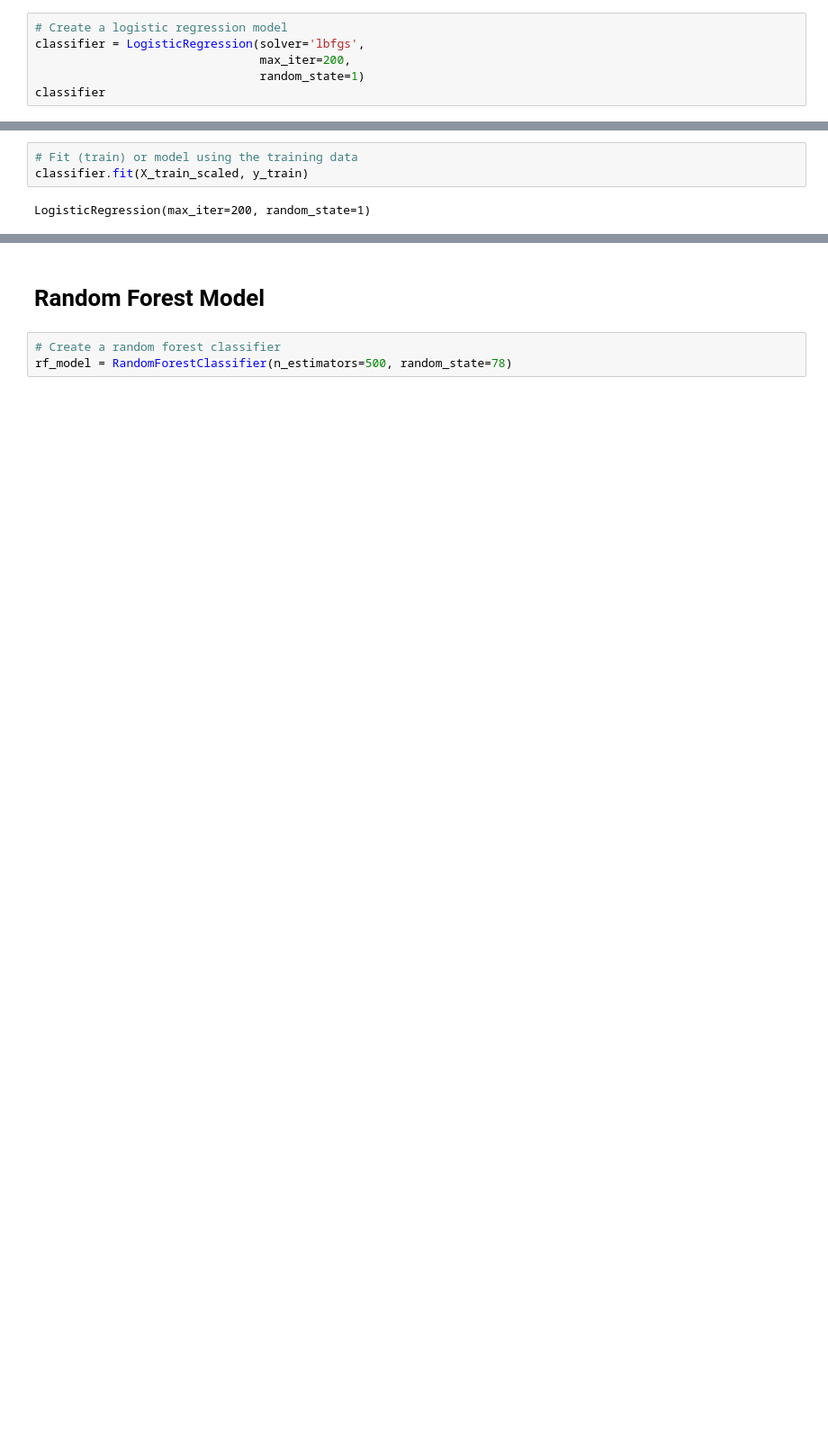
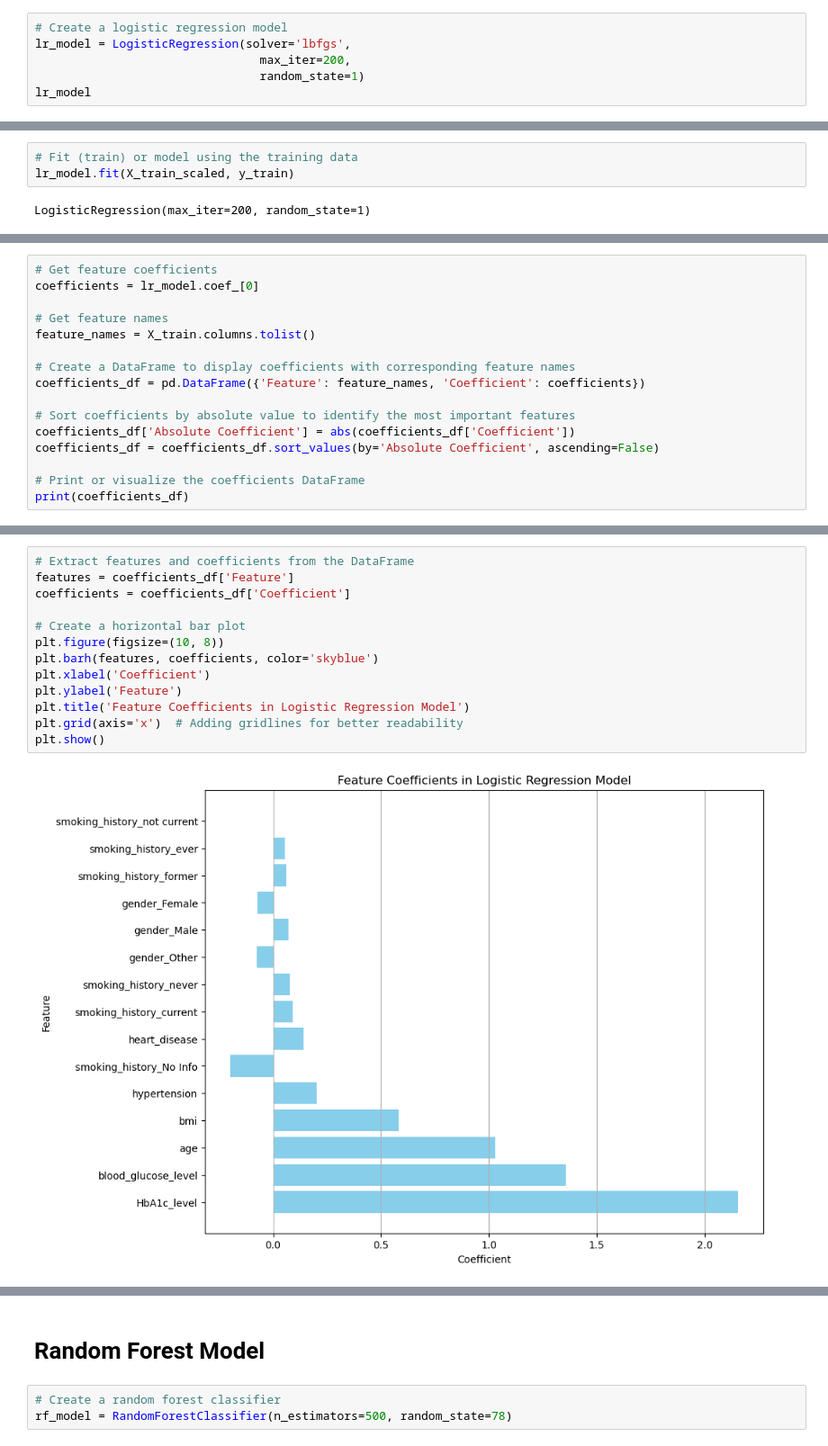
Before and after one commit to divyasajjan1/Project-4-Team-1, a Jupyter notebook: diabetes_prediction.ipynb, the cells around one changed output, grey strips where cells are left out. Shown at 90% size. Saved outputs shown, nothing was run; the diff lists cells and outputs as text; blank space fills up the shorter version.

```diff
--- a/diabetes_prediction.ipynb
+++ b/diabetes_prediction.ipynb
@@ -71,15 +85,15 @@ X_test_scaled = scaler.transform(X_test)
 # Logistic Regression Model
 # %%
 # Create a logistic regression model
-classifier = LogisticRegression(solver='lbfgs',
+lr_model = LogisticRegression(solver='lbfgs',
                                 max_iter=200,
                                 random_state=1)
-classifier
+lr_model
 # %% [output]
 LogisticRegression(max_iter=200, random_state=1)
 # %%
 # Fit (train) or model using the training data
-classifier.fit(X_train_scaled, y_train)
+lr_model.fit(X_train_scaled, y_train)
 # %% [output]
 LogisticRegression(max_iter=200, random_state=1)
 # %%
@@ -112,3 +126,19 @@ results.tail(30)
 | 24997 | 0 | 0 |
 | 24998 | 0 | 0 |
 | 24999 | 0 | 0 |
+# %%
+# Get feature coefficients
+coefficients = lr_model.coef_[0]
+
+# Get feature names
+feature_names = X_train.columns.tolist()
+
+# Create a DataFrame to display coefficients with corresponding feature names
+coefficients_df = pd.DataFrame({'Feature': feature_names, 'Coefficient': coefficients})
+
+# Sort coefficients by absolute value to identify the most important features
+coefficients_df['Absolute Coefficient'] = abs(coefficients_df['Coefficient'])
+coefficients_df = coefficients_df.sort_values(by='Absolute Coefficient', ascending=False)
+
+# Print or visualize the coefficients DataFrame
+print(coefficients_df)
@@ -115 +162,16 @@ results.tail(30)
+# %%
+# Extract features and coefficients from the DataFrame
+features = coefficients_df['Feature']
+coefficients = coefficients_df['Coefficient']
+
+# Create a horizontal bar plot
+plt.figure(figsize=(10, 8))
+plt.barh(features, coefficients, color='skyblue')
+plt.xlabel('Coefficient')
+plt.ylabel('Feature')
+plt.title('Feature Coefficients in Logistic Regression Model')
+plt.grid(axis='x')  # Adding gridlines for better readability
+plt.show()
+# %% [output]
+[figure, added]
 # %%
```
Also changed, not shown: parts of 17 cells of this notebook, 1 other file.
